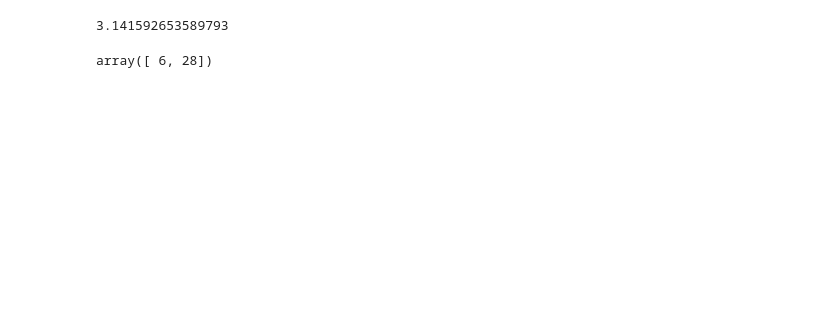
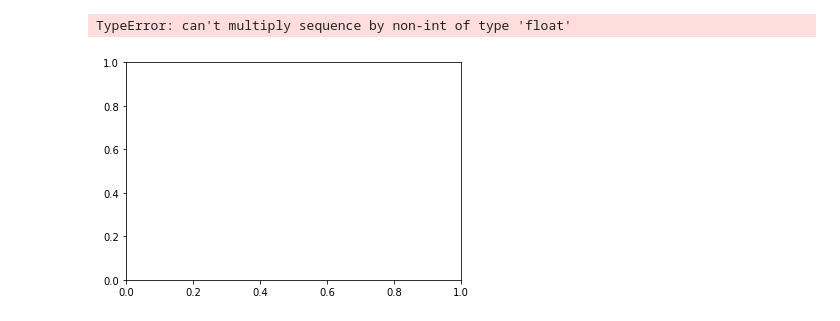
Before and after one commit to petr-konovalov/python, a Jupyter notebook: Симуляция для IFAC/Симуляция для IFAC.ipynb, the cells around one changed output. Drawn from its saved outputs; the diff is of its cells as text; code cells hidden in the pictures; blank space fills up the shorter version.

```diff
--- a/Симуляция для IFAC/Симуляция для IFAC.ipynb
+++ b/Симуляция для IFAC/Симуляция для IFAC.ipynb
@@ -455,9 +532,40 @@ worker2.Do('Buba')
-# %%
-import math
-math.pi
-# %% [output]
-3.141592653589793
-# %%
-np.array([3, 7]) * np.array([2, 4])
-# %% [output]
-array([ 6, 28])
+# %%
+import matplotlib.pyplot as plt
+import numpy as np
+
+fig = plt.figure()
+
+ax = fig.add_subplot(111)
+
+x = np.arange(100)
+y = -np.exp(-0.3*x) + 2.33
+
+ax.plot(x, y, 'k')
+
+xax = ax.xaxis   # или xax = ax.get_xaxis()
+
+xlocs = xax.get_ticklocs()
+print ('Major X-ticks locations:', xlocs)
+xlabels = xax.get_ticklabels()
+print ('Major X-ticks labels:', xlabels)
+xlines = xax.get_ticklines()
+print ('Major X-ticks tick lines:', xlines)
+
+# Линии вспомогательной сетки (главные деления) только по оси абсцисс
+xax.grid(True)
+
+for label in xlabels:
+    # цвет подписи деленений оси OX
+    label.set_color('blue')
+    # поворот подписей деленений оси OX
+    label.set_rotation(45)
+    # размер шрифта подписей делений оси OX
+    label.set_fontsize(14)
+
+#save('pic_8_1_1', fmt='png')
+#save('pic_8_1_1', fmt='pdf')
+
+plt.show()
+# %% [output]
+TypeError: can't multiply sequence by non-int of type 'float'
+[figure, added]
```
Also changed, not shown: parts of 5 cells of this notebook, 6 other files.
